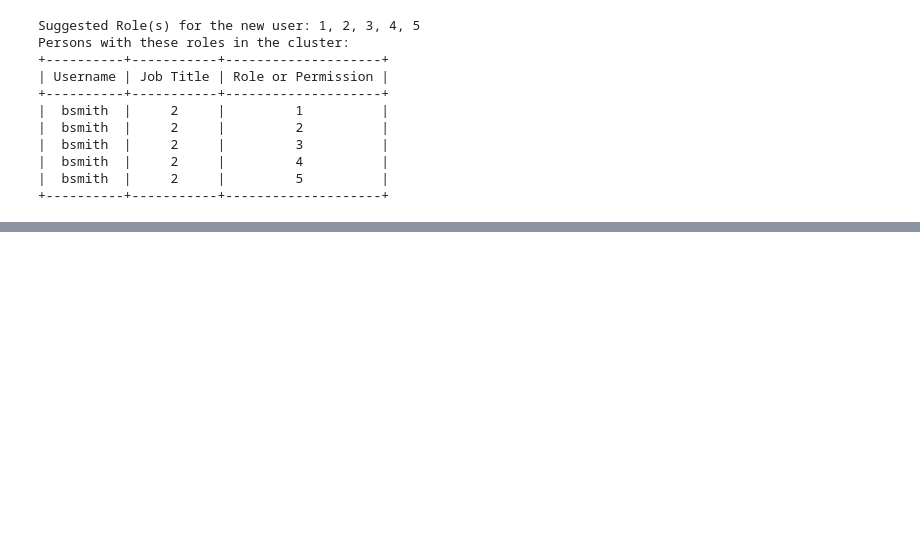
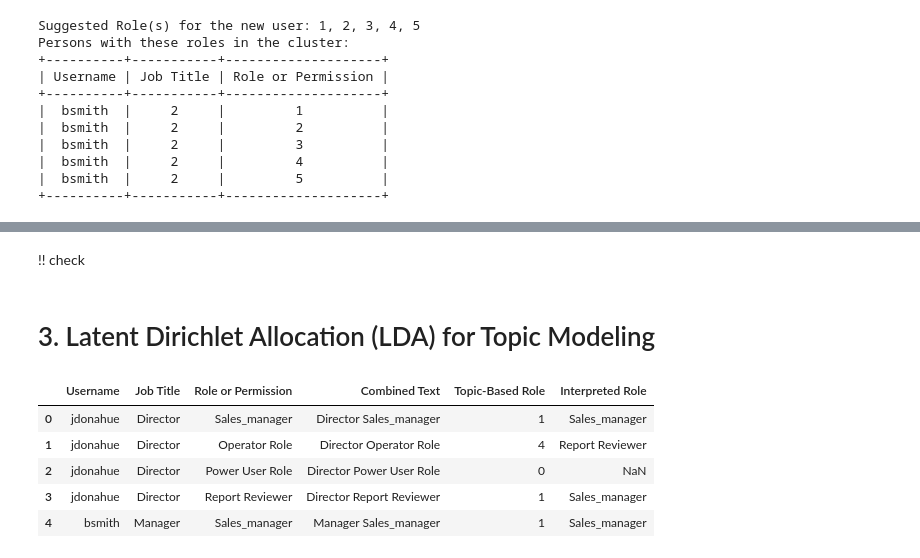
Before and after one commit to 7smn2219/AI, a Jupyter notebook: Access_Recommendation/Access_Recommendation.ipynb, the cells around one changed output, grey strips where cells are left out. Saved outputs shown, nothing was run; the diff lists cells and outputs as text; code cells hidden in the pictures; blank space fills up the shorter version.

```diff
--- a/Access_Recommendation/Access_Recommendation.ipynb
+++ b/Access_Recommendation/Access_Recommendation.ipynb
@@ -639,0 +709,37 @@ Persons with these roles in the cluster:
+# %% [markdown]
+!! check
+<!--
+linkage='ward'
+ -->
+# %% [markdown]
+# 3. Latent Dirichlet Allocation (LDA) for Topic Modeling
+# %%
+from sklearn.decomposition import LatentDirichletAllocation
+from sklearn.feature_extraction.text import CountVectorizer
+
+data3 = DATA.copy()
+
+# Combine Job Title and Role for topic extraction
+data3['Combined Text'] = data3['Job Title'] + " " + data3['Role or Permission']
+vectorizer = CountVectorizer()
+data_vectorized = vectorizer.fit_transform(data3['Combined Text'])
+
+# LDA model
+lda = LatentDirichletAllocation(n_components=5, random_state=0)
+topic_distributions = lda.fit_transform(data_vectorized)
+
+data3['Topic-Based Role'] = topic_distributions.argmax(axis=1)
+
+# Map topics back to Role labels (assuming each topic corresponds to a dominant role)
+topic_role_map = { 1: 'Sales_manager', 2 : 'Operator Role', 3: 'Power User Role', 4: 'Report Reviewer', 5: 'Auditor'}
+
+data3['Interpreted Role'] = data3['Topic-Based Role'].map(topic_role_map)
+
+data3.head()
+# %% [output]
+|  | Username | Job Title | Role or Permission | Combined Text | Topic-Based Role | Interpreted Role |
+| 0 | jdonahue | Director | Sales_manager | Director Sales_manager | 1 | Sales_manager |
+| 1 | jdonahue | Director | Operator Role | Director Operator Role | 4 | Report Reviewer |
+| 2 | jdonahue | Director | Power User Role | Director Power User Role | 0 | NaN |
+| 3 | jdonahue | Director | Report Reviewer | Director Report Reviewer | 1 | Sales_manager |
+| 4 | bsmith | Manager | Sales_manager | Manager Sales_manager | 1 | Sales_manager |
```
Also changed, not shown: parts of 29 cells of this notebook.
